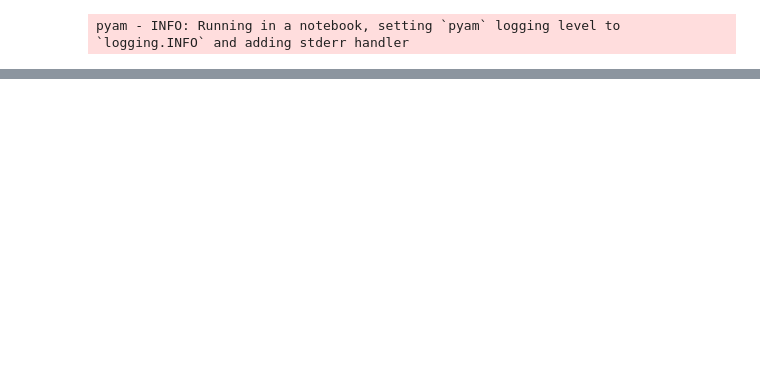
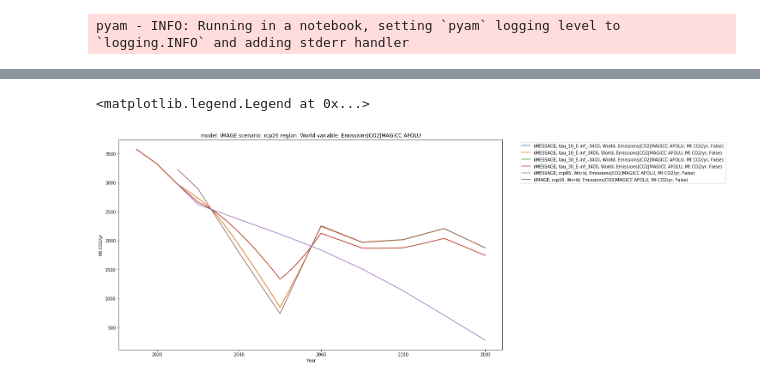
Before and after one commit to GranthamImperial/silicone_examples, a Jupyter notebook: notebooks/Infill_stylised_path.ipynb, the cells around one changed output, grey strips where cells are left out. Saved outputs shown, nothing was run; the diff lists cells and outputs as text; code cells hidden in the pictures; blank space fills up the shorter version.

```diff
--- a/notebooks/Infill_stylised_path.ipynb
+++ b/notebooks/Infill_stylised_path.ipynb
@@ -54,0 +56,5 @@ Series([], Name: scenario, dtype: object)
+# %%
+taus = [10, 30]
+t_m = 2025
+E_infs = [3400, -3400]
+t_max = 2100
@@ -54,0 +63,11 @@ Series([], Name: scenario, dtype: object)
+# %%
+construct = rcmip_df.filter(scenario="rcp85", year=range(t_m))
+ELU85 = rcmip_df.filter(
+    variable="Emissions|CO2|MAGICC AFOLU", scenario="rcp85", year=range(t_m, t_max + 1)
+)
+ELU26 = rcmip_df.filter(
+    variable="Emissions|CO2|MAGICC AFOLU", scenario="rcp26", year=range(t_m, t_max + 1)
+)
+ELU85.data.reset_index(inplace=True, drop=True)
+ELU26.data.reset_index(inplace=True, drop=True)
+ELU26.head()
@@ -54,0 +81,20 @@ Series([], Name: scenario, dtype: object)
+# %%
+constructed_df = None
+def scenario_fn(tau, E_inf):
+    return "tau_" + str(tau) + "_E-inf_" + str(E_inf)
+def AFOLU_fn(t, t_m, tau, E85, E26):
+    return E85 * np.exp(-(t - t_m) / tau)  + E26 * (1 - np.exp(-(t - t_m) / tau))
+for tau in taus:
+    for E_inf in E_infs:
+        output = construct.copy()
+        to_add = ELU85.copy()
+        to_add["value"] = AFOLU_fn(ELU85["year"], t_m, tau, ELU85["value"], ELU26["value"])
+        output.append(to_add, inplace=True)
+        output["scenario"] = scenario_fn(tau, E_inf)
+        if constructed_df:
+            constructed_df.append(output, inplace=True)
+        else:
+            constructed_df = pyam.IamDataFrame(output.data)
+# %%
+constructed_df=pyam.IamDataFrame(constructed_df.data)
+constructed_df.filter(variable="*CO2|MAGICC A*").data
@@ -54,0 +115,10 @@ Series([], Name: scenario, dtype: object)
+# %%
+fig = plt.figure(figsize=(16, 9))
+ax = plt.subplot(111)
+constructed_df.filter(variable="Emissions|CO2|MAGICC AFOLU").line_plot(ax=ax)
+ELU85.line_plot(ax=ax)
+ELU26.line_plot(ax=ax)
+plt.legend(bbox_to_anchor=(1.04,1), loc="upper left")
+# %% [output]
+<matplotlib.legend.Legend at 0x...>
+[figure, added]
```
Also changed, not shown: parts of 15 cells of this notebook, 2 other files.
